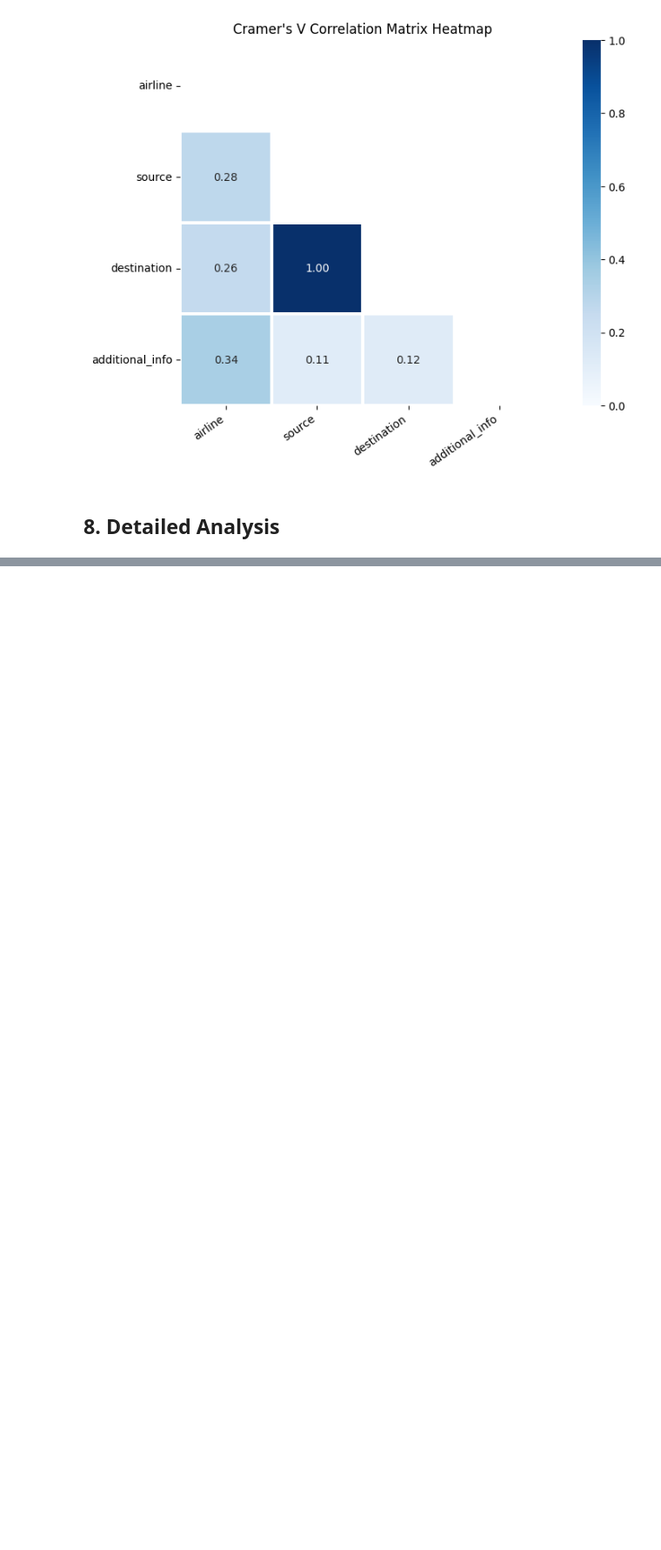
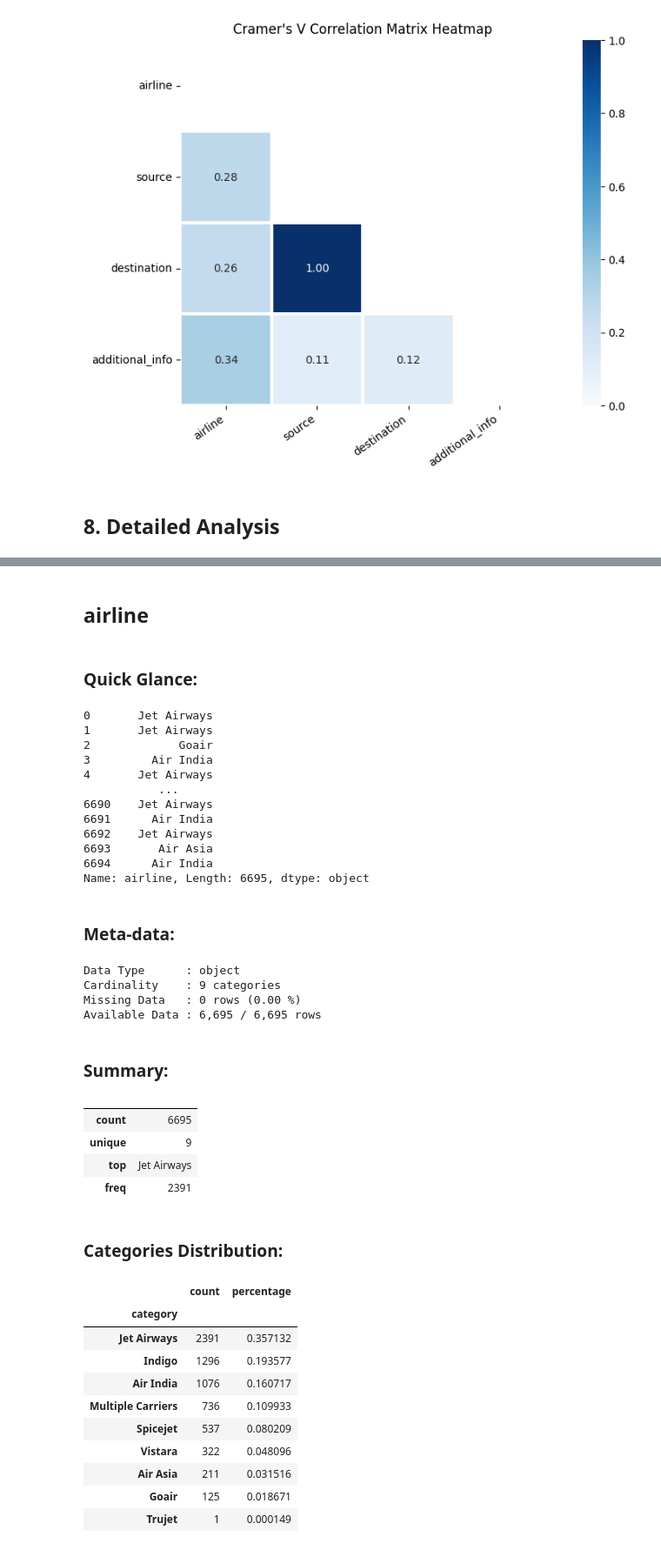
Before and after one commit to pm6327/Flight-Prediction, a Jupyter notebook: Notebooks/EDA.ipynb, the cells around one changed output, grey strips where cells are left out. Shown: that part at 87% size. Drawn from its saved outputs; the diff is of its cells as text; code cells hidden in the pictures; blank space fills up the shorter version.

```diff
--- a/Notebooks/EDA.ipynb
+++ b/Notebooks/EDA.ipynb
@@ -218,0 +242,40 @@ eda_helper_functions.cramersV_heatmap(train)
+# %%
+eda_helper_functions.cat_summary(train, "airline")
+# %% [output]
+airline
+Quick Glance:
+0       Jet Airways
+1       Jet Airways
+2             Goair
+3         Air India
+4       Jet Airways
+           ...
+6690    Jet Airways
+6691      Air India
+6692    Jet Airways
+6693       Air Asia
+6694      Air India
+Name: airline, Length: 6695, dtype: object
+Meta-data:
+Data Type      : object
+Cardinality    : 9 categories
+Missing Data   : 0 rows (0.00 %)
+Available Data : 6,695 / 6,695 rows
+Summary:
+|  |  |
+| count | 6695 |
+| unique | 9 |
+| top | Jet Airways |
+| freq | 2391 |
+Categories Distribution:
+|  | count | percentage |
+| category |  |  |
+| Jet Airways | 2391 | 0.357132 |
+| Indigo | 1296 | 0.193577 |
+| Air India | 1076 | 0.160717 |
+| Multiple Carriers | 736 | 0.109933 |
+| Spicejet | 537 | 0.080209 |
+| Vistara | 322 | 0.048096 |
+| Air Asia | 211 | 0.031516 |
+| Goair | 125 | 0.018671 |
+| Trujet | 1 | 0.000149 |
```
Also changed, not shown: parts of 9 cells of this notebook.
